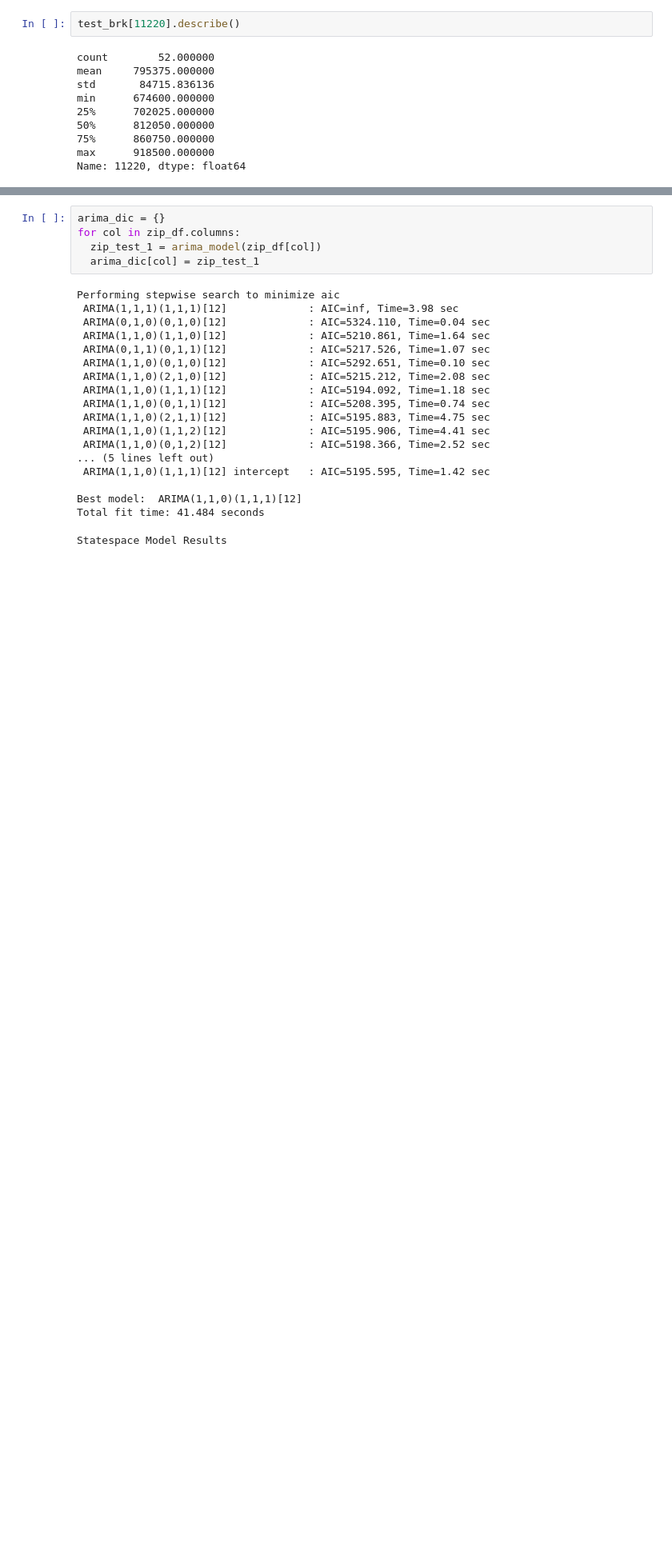
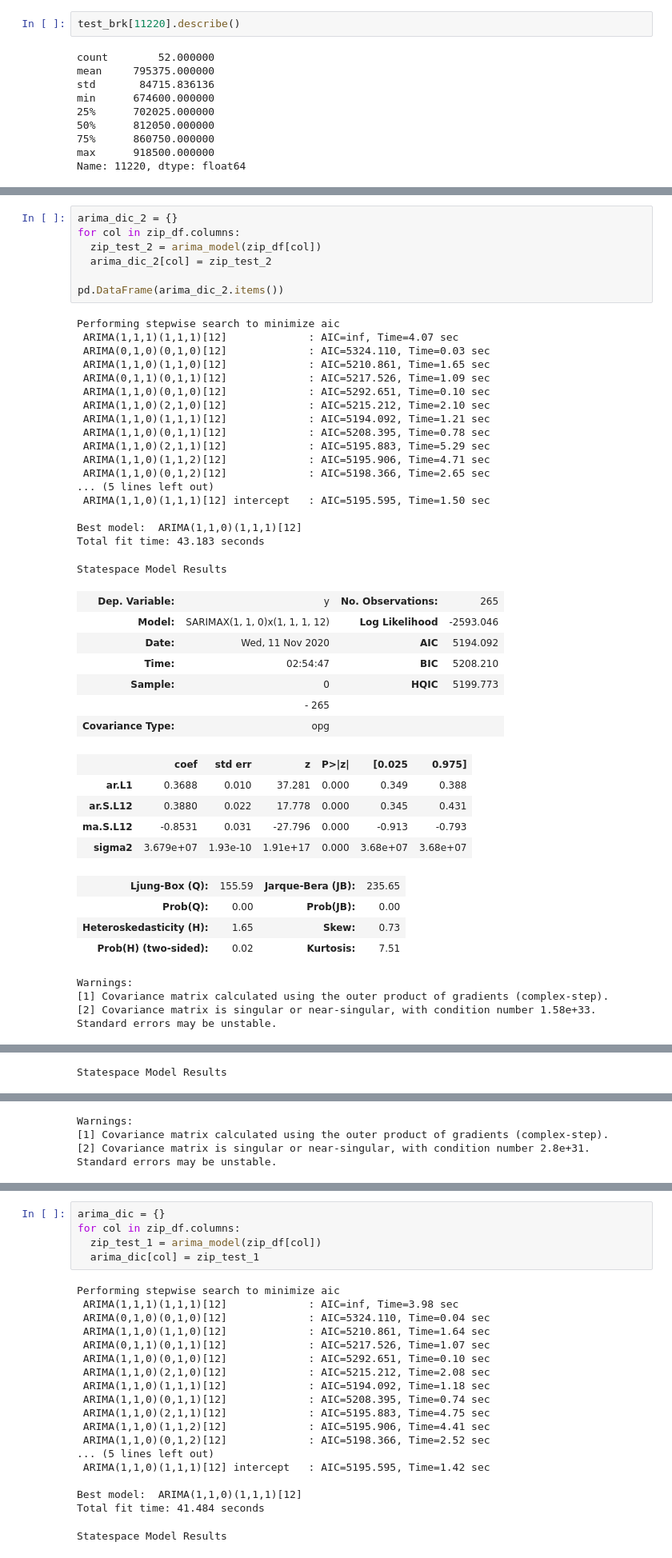
Before and after one commit to davidrtorres/Model-4-Brooklyn-Real-Estate-Investment, a Jupyter notebook: starter_notebook_11_10_12.ipynb, the cells around one changed output, grey strips where cells are left out. Shown at 80% size. Cells and saved outputs as stored; diff of their text form; blank space fills up the shorter version.

```diff
--- a/starter_notebook_11_10_12.ipynb
+++ b/starter_notebook_11_10_12.ipynb
@@ -546,0 +637,45 @@ Name: 11220, dtype: float64
+# %%
+arima_dic_2 = {}
+for col in zip_df.columns:
+  zip_test_2 = arima_model(zip_df[col])
+  arima_dic_2[col] = zip_test_2
+
+pd.DataFrame(arima_dic_2.items())
+# %% [output]
+Performing stepwise search to minimize aic
+ ARIMA(1,1,1)(1,1,1)[12]             : AIC=inf, Time=4.07 sec
+ ARIMA(0,1,0)(0,1,0)[12]             : AIC=5324.110, Time=0.03 sec
+ ARIMA(1,1,0)(1,1,0)[12]             : AIC=5210.861, Time=1.65 sec
+ ARIMA(0,1,1)(0,1,1)[12]             : AIC=5217.526, Time=1.09 sec
+ ARIMA(1,1,0)(0,1,0)[12]             : AIC=5292.651, Time=0.10 sec
+ ARIMA(1,1,0)(2,1,0)[12]             : AIC=5215.212, Time=2.10 sec
+ ARIMA(1,1,0)(1,1,1)[12]             : AIC=5194.092, Time=1.21 sec
+ ARIMA(1,1,0)(0,1,1)[12]             : AIC=5208.395, Time=0.78 sec
+ ARIMA(1,1,0)(2,1,1)[12]             : AIC=5195.883, Time=5.29 sec
+ ARIMA(1,1,0)(1,1,2)[12]             : AIC=5195.906, Time=4.71 sec
+ ARIMA(1,1,0)(0,1,2)[12]             : AIC=5198.366, Time=2.65 sec
+... (5 lines left out)
+ ARIMA(1,1,0)(1,1,1)[12] intercept   : AIC=5195.595, Time=1.50 sec
+
+Best model:  ARIMA(1,1,0)(1,1,1)[12]
+Total fit time: 43.183 seconds
+Statespace Model Results
+| Dep. Variable: | y | No. Observations: | 265 |
+| Model: | SARIMAX(1, 1, 0)x(1, 1, 1, 12) | Log Likelihood | -2593.046 |
+| Date: | Wed, 11 Nov 2020 | AIC | 5194.092 |
+| Time: | 02:54:47 | BIC | 5208.210 |
+| Sample: | 0 | HQIC | 5199.773 |
+|  | - 265 |  |  |
+| Covariance Type: | opg |  |  |
+|  | coef | std err | z | P>|z| | [0.025 | 0.975] |
+| ar.L1 | 0.3688 | 0.010 | 37.281 | 0.000 | 0.349 | 0.388 |
+| ar.S.L12 | 0.3880 | 0.022 | 17.778 | 0.000 | 0.345 | 0.431 |
+| ma.S.L12 | -0.8531 | 0.031 | -27.796 | 0.000 | -0.913 | -0.793 |
+| sigma2 | 3.679e+07 | 1.93e-10 | 1.91e+17 | 0.000 | 3.68e+07 | 3.68e+07 |
+| Ljung-Box (Q): | 155.59 | Jarque-Bera (JB): | 235.65 |
+| Prob(Q): | 0.00 | Prob(JB): | 0.00 |
+| Heteroskedasticity (H): | 1.65 | Skew: | 0.73 |
+| Prob(H) (two-sided): | 0.02 | Kurtosis: | 7.51 |
+Warnings:
+[1] Covariance matrix calculated using the outer product of gradients (complex-step).
+[2] Covariance matrix is singular or near-singular, with condition number 1.58e+33. Standard errors may be unstable.
@@ -546,0 +699 @@ Name: 11220, dtype: float64
+Statespace Model Results
@@ -546,0 +718,3 @@ Name: 11220, dtype: float64
+Warnings:
+[1] Covariance matrix calculated using the outer product of gradients (complex-step).
+[2] Covariance matrix is singular or near-singular, with condition number 2.8e+31. Standard errors may be unstable.
```
Also changed, not shown: parts of 10 cells of this notebook.
